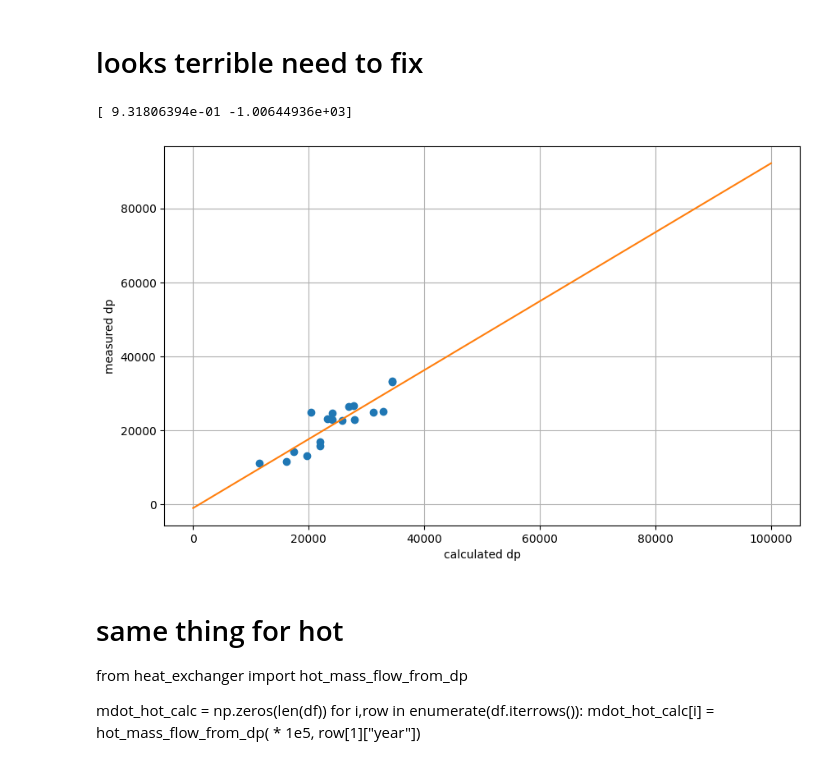
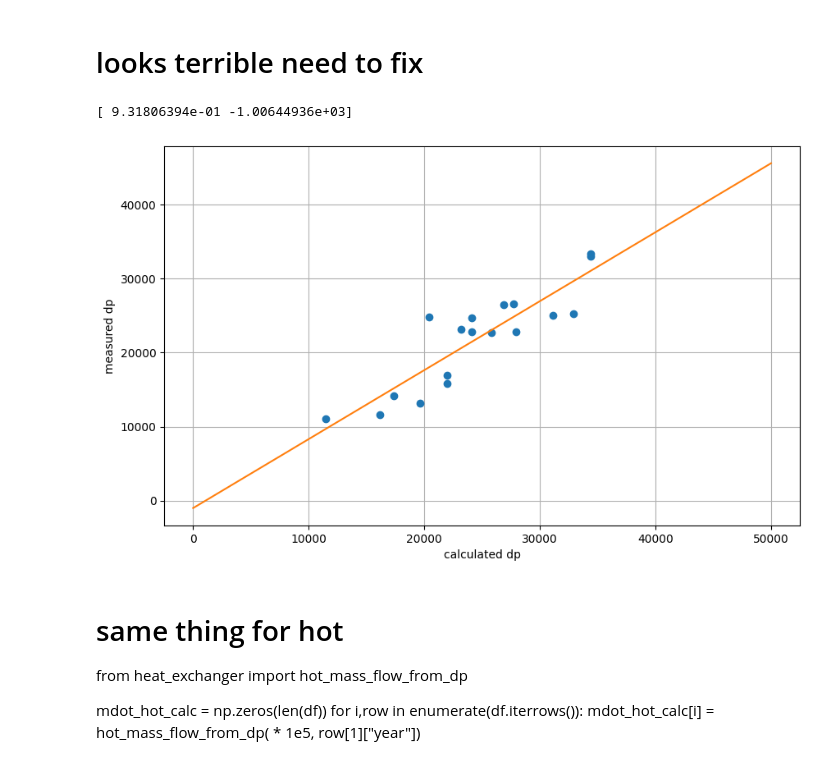
Before and after one commit to lpender3672/shell_tube_heat_exchanger, a Jupyter notebook: src/analysis.ipynb, the cells around one changed output. Drawn from its saved outputs; the diff is of its cells as text; code cells hidden in the pictures.

```diff
--- a/src/analysis.ipynb
+++ b/src/analysis.ipynb
@@ -121,32 +134,32 @@ plt.legend()
 # %%
 from heat_exchanger import dp_from_cold_mass_flow
 # plot cold dp vs measured dp at measured mass flow
 
 measured_cold_mdot = df["Flowrate1"]
 measured_cold_dp = df[" DP_meas1"] * 1e5
 
 calc_cold_dp = np.zeros(len(df))
 
 for i, row in enumerate(df.iterrows()):
     calc_cold_dp[i] = dp_from_cold_mass_flow(row[1]["Flowrate1"], row[1]["year"])
 
 linearfit = np.polyfit(calc_cold_dp, measured_cold_dp, 1)
 linearfit_fn = np.poly1d(linearfit)
 print(linearfit)
 
-x = np.linspace(0, 1e5, 100)
+x = np.linspace(0, 5e4, 100)
 
 plt.figure()
 plt.plot(calc_cold_dp, measured_cold_dp, 'o')
 plt.plot(x, linearfit_fn(x))
 plt.xlabel("calculated dp")
 plt.ylabel("measured dp")
 
 plt.grid()
 plt.show()
 # %% [output]
 [ 9.31806394e-01 -1.00644936e+03]
-[figure, old version]
+[figure, new version]
 # %% [markdown]
 # same thing for hot
 
```
Also changed, not shown: parts of 6 cells of this notebook, 2 other files.
